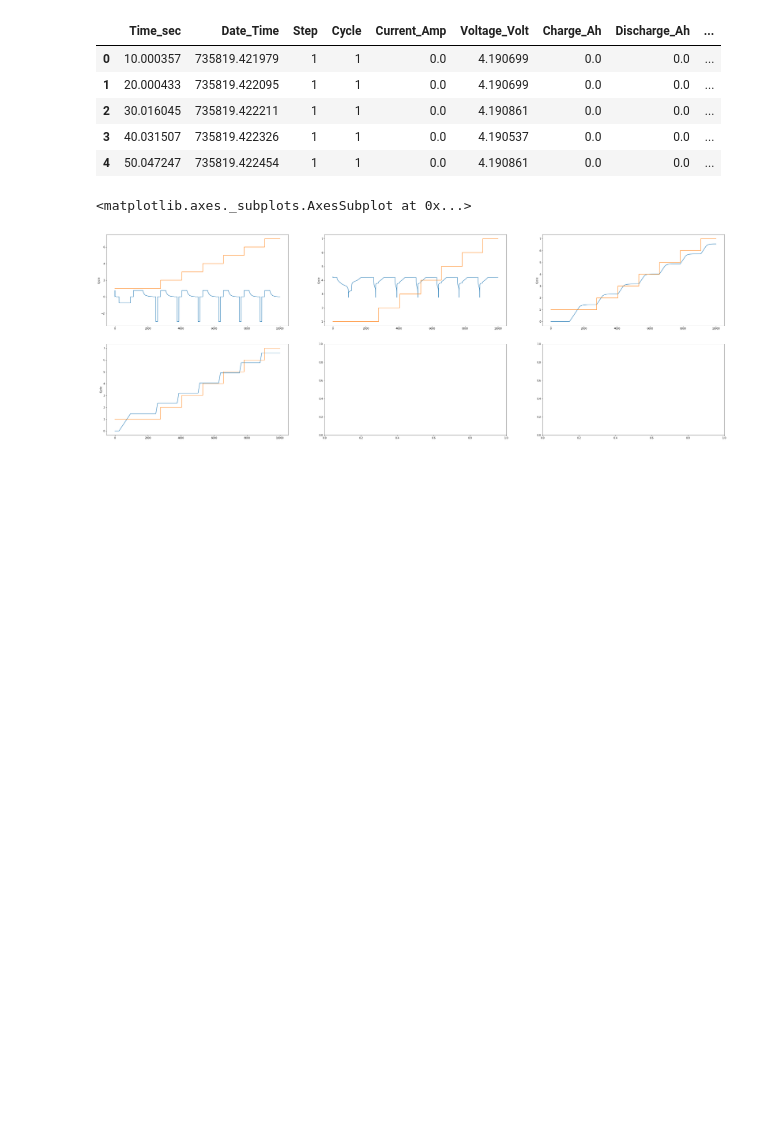
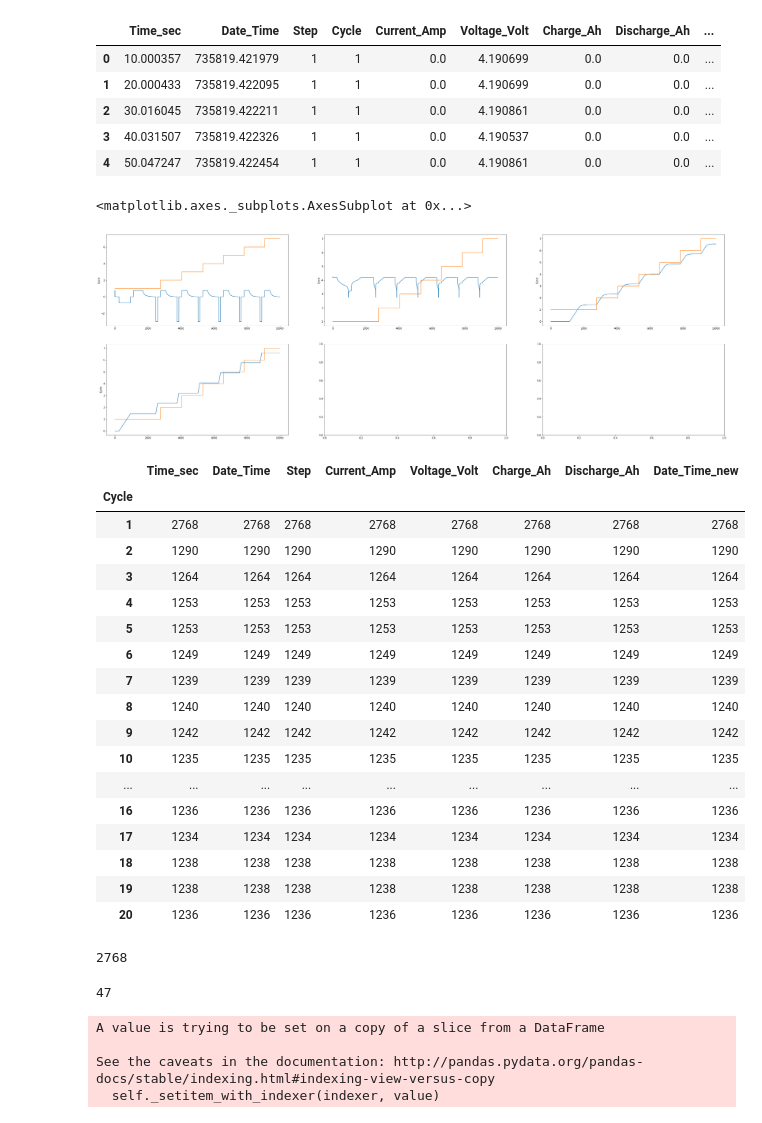
Before and after one commit to chintanp/BattDeg, a Jupyter notebook: scripts/data_exploration.ipynb, the cells around one changed output. Drawn from its saved outputs; the diff is of its cells as text; code cells hidden in the pictures; blank space fills up the shorter version.

```diff
--- a/scripts/data_exploration.ipynb
+++ b/scripts/data_exploration.ipynb
@@ -201,0 +177,21 @@ sns.lineplot(x = df_sample.index, y = df_sample['Cycle'].astype(int), ax = ax[1]
+# %%
+df_grouped.head(20)
+# %% [output]
+|  | Time_sec | Date_Time | Step | Current_Amp | Voltage_Volt | Charge_Ah | Discharge_Ah | Date_Time_new |
+| Cycle |  |  |  |  |  |  |  |  |
+| 1 | 2768 | 2768 | 2768 | 2768 | 2768 | 2768 | 2768 | 2768 |
+| 2 | 1290 | 1290 | 1290 | 1290 | 1290 | 1290 | 1290 | 1290 |
+| 3 | 1264 | 1264 | 1264 | 1264 | 1264 | 1264 | 1264 | 1264 |
+| 4 | 1253 | 1253 | 1253 | 1253 | 1253 | 1253 | 1253 | 1253 |
+| 5 | 1253 | 1253 | 1253 | 1253 | 1253 | 1253 | 1253 | 1253 |
+| 6 | 1249 | 1249 | 1249 | 1249 | 1249 | 1249 | 1249 | 1249 |
+| 7 | 1239 | 1239 | 1239 | 1239 | 1239 | 1239 | 1239 | 1239 |
+| 8 | 1240 | 1240 | 1240 | 1240 | 1240 | 1240 | 1240 | 1240 |
+| 9 | 1242 | 1242 | 1242 | 1242 | 1242 | 1242 | 1242 | 1242 |
+| 10 | 1235 | 1235 | 1235 | 1235 | 1235 | 1235 | 1235 | 1235 |
+| ... | ... | ... | ... | ... | ... | ... | ... | ... |
+| 16 | 1236 | 1236 | 1236 | 1236 | 1236 | 1236 | 1236 | 1236 |
+| 17 | 1234 | 1234 | 1234 | 1234 | 1234 | 1234 | 1234 | 1234 |
+| 18 | 1238 | 1238 | 1238 | 1238 | 1238 | 1238 | 1238 | 1238 |
+| 19 | 1238 | 1238 | 1238 | 1238 | 1238 | 1238 | 1238 | 1238 |
+| 20 | 1236 | 1236 | 1236 | 1236 | 1236 | 1236 | 1236 | 1236 |
@@ -201,0 +200,17 @@ sns.lineplot(x = df_sample.index, y = df_sample['Cycle'].astype(int), ax = ax[1]
+# %%
+cycle_start_indices.iloc[0]
+# %% [output]
+2768
+# %%
+df_pl12_indexed['Cycle'].iloc[cycle_start_indices.iloc[45]]
+# %% [output]
+47
+# %%
+df_pl12_indexed['Charge_cycle_Ah'] = df_pl12_indexed['Charge_Ah']
+for i in range(1, len(cycle_start_indices)):
+    df_pl12_indexed['Charge_cycle_Ah'].iloc[cycle_start_indices.iloc[i-1]:cycle_start_indices.iloc[i]] =  df_pl12_indexed['Charge_Ah'].iloc[cycle_start_indices.iloc[i-1]:cycle_start_indices.iloc[i]] - max(df_pl12_indexed['Charge_Ah'].iloc[0:cycle_start_indices.iloc[i-1]])
+# %% [output]
+A value is trying to be set on a copy of a slice from a DataFrame
+
+See the caveats in the documentation: http://pandas.pydata.org/pandas-docs/stable/indexing.html#indexing-view-versus-copy
+  self._setitem_with_indexer(indexer, value)
```
Also changed, not shown: parts of 10 cells of this notebook, 1 other file.
